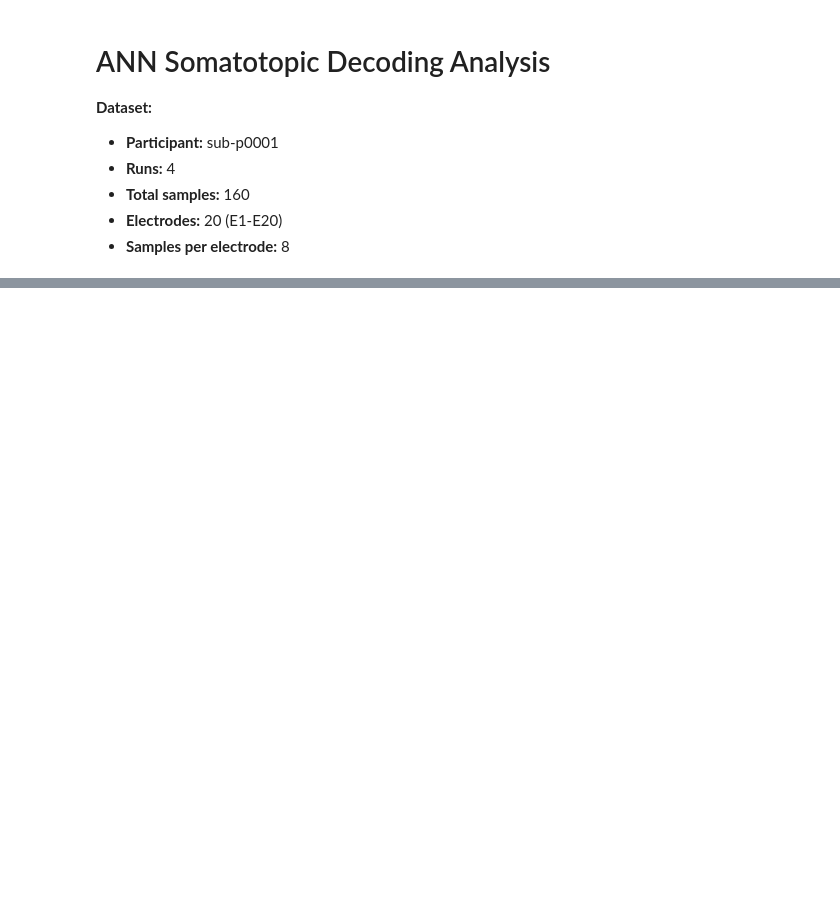
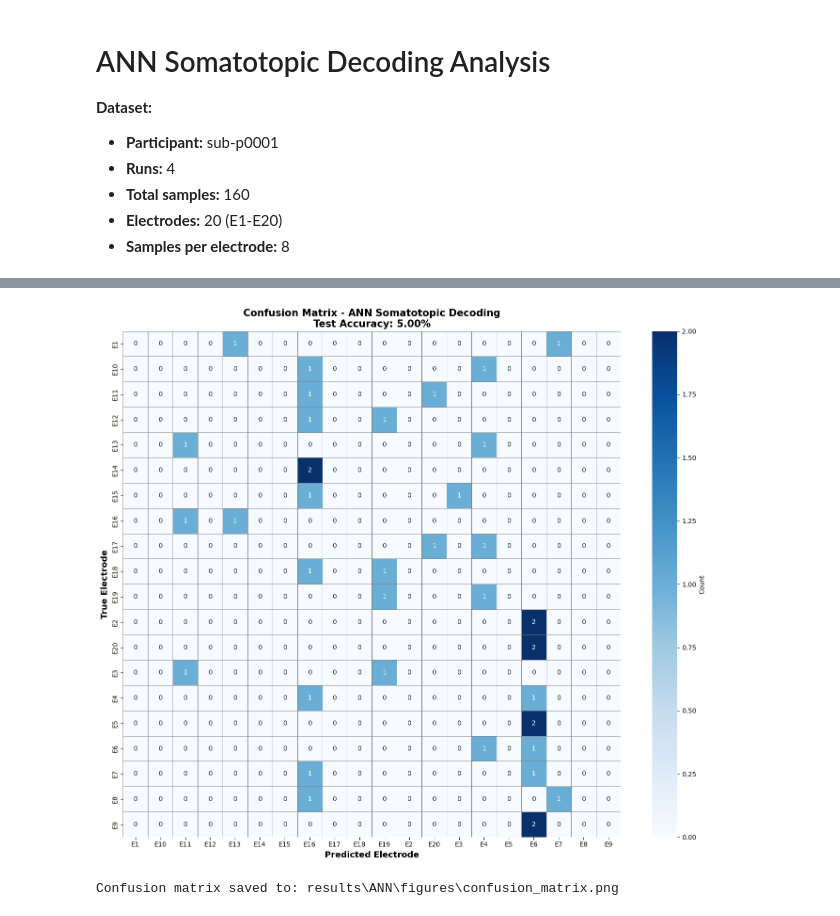
Before and after one commit to DuarteFonteSanta/Mapping_Tese, a Jupyter notebook: mapping_tese/notebooks/ANN_decoding_taskS1Map.ipynb, the cells around one changed output, grey strips where cells are left out. Saved outputs shown, nothing was run; the diff lists cells and outputs as text; code cells hidden in the pictures; blank space fills up the shorter version.

```diff
--- a/mapping_tese/notebooks/ANN_decoding_taskS1Map.ipynb
+++ b/mapping_tese/notebooks/ANN_decoding_taskS1Map.ipynb
@@ -52,0 +411,26 @@ log_file = open(OUTPUT_LOG, 'w', encoding='utf-8')
+# %%
+from sklearn.metrics import confusion_matrix, classification_report, accuracy_score
+
+model.eval()
+with torch.no_grad():
+    final_outputs = model(X_test_tensor)
+    _, final_predictions = torch.max(final_outputs.data, 1)
+
+y_pred = final_predictions.tolist()
+test_accuracy = accuracy_score(y_test, y_pred)
+cm = confusion_matrix(y_test, y_pred)
+electrode_names = [idx_to_label[i] for i in range(num_classes)]
+report = classification_report(y_test, y_pred, target_names=electrode_names, zero_division=0)
+
+print(f"\n{'='*70}")
+print(f"Final Test Accuracy: {test_accuracy * 100:.2f}%")
+print(f"{'='*70}")
+print("\nClassification Report:")
+print(report)
+
+log_file.write(f"{'='*70}\n")
+log_file.write(f"FINAL TEST ACCURACY: {test_accuracy*100:.2f}%\n")
+log_file.write(f"{'='*70}\n\n")
+log_file.write("Classification Report:\n")
+log_file.write(report + "\n")
+log_file.flush()
@@ -52,0 +482,19 @@ log_file = open(OUTPUT_LOG, 'w', encoding='utf-8')
+# %%
+import seaborn as sns
+
+plt.figure(figsize=(14, 12))
+sns.heatmap(cm, annot=True, fmt='d', cmap='Blues',
+            xticklabels=electrode_names, yticklabels=electrode_names,
+            cbar_kws={'label': 'Count'}, linewidths=0.5, linecolor='gray')
+plt.xlabel('Predicted Electrode', fontsize=13, fontweight='bold')
+plt.ylabel('True Electrode', fontsize=13, fontweight='bold')
+plt.title(f'Confusion Matrix - ANN Somatotopic Decoding\nTest Accuracy: {test_accuracy*100:.2f}%',
+          fontsize=15, fontweight='bold')
+plt.tight_layout()
+plt.savefig(FIGURES_DIR / "confusion_matrix.png", dpi=300, bbox_inches='tight')
+plt.show()
+
+print(f"Confusion matrix saved to: {FIGURES_DIR / 'confusion_matrix.png'}")
+# %% [output]
+[figure, added]
+Confusion matrix saved to: results\ANN\figures\confusion_matrix.png
```
Also changed, not shown: parts of 17 cells of this notebook, 3 other files.
